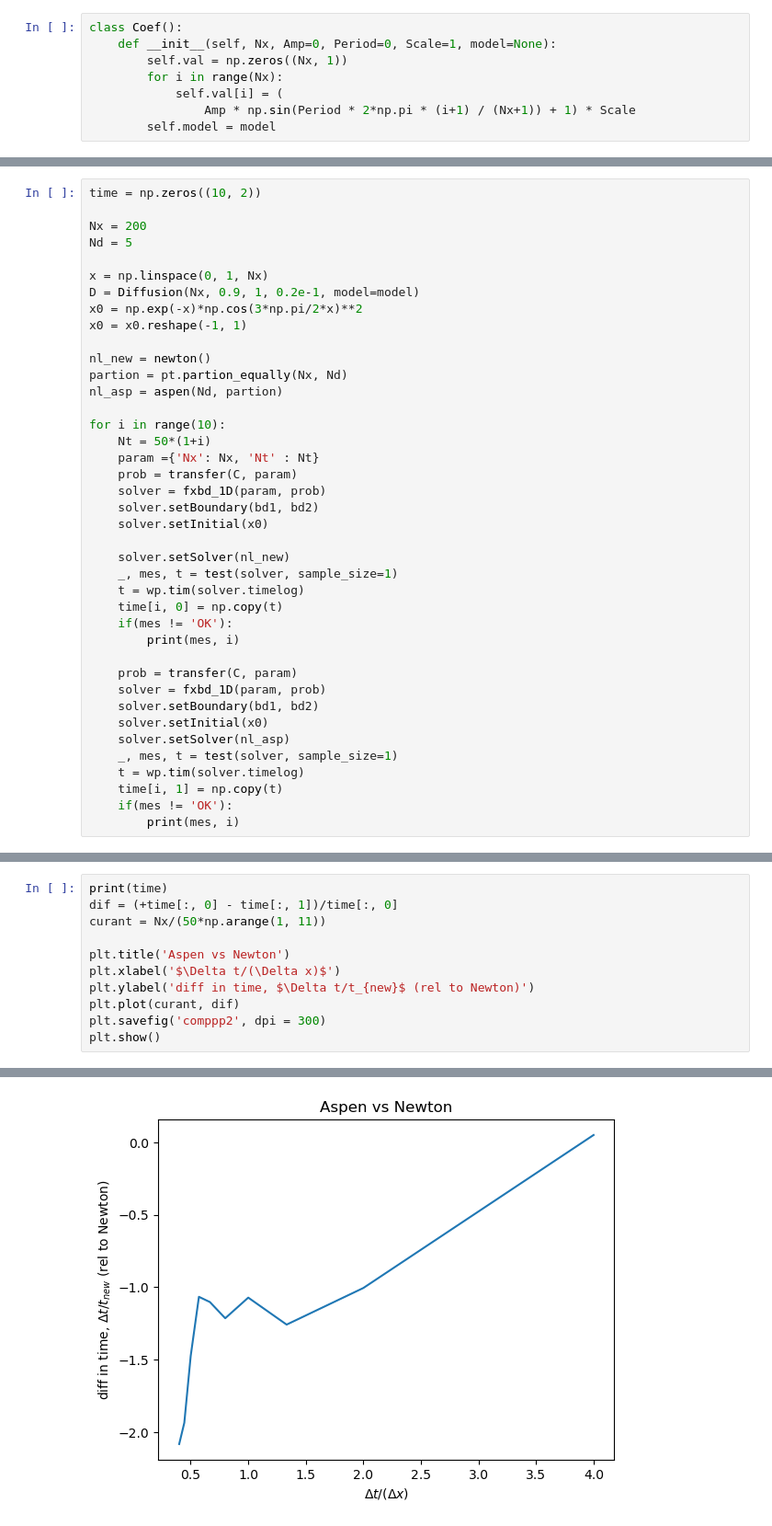
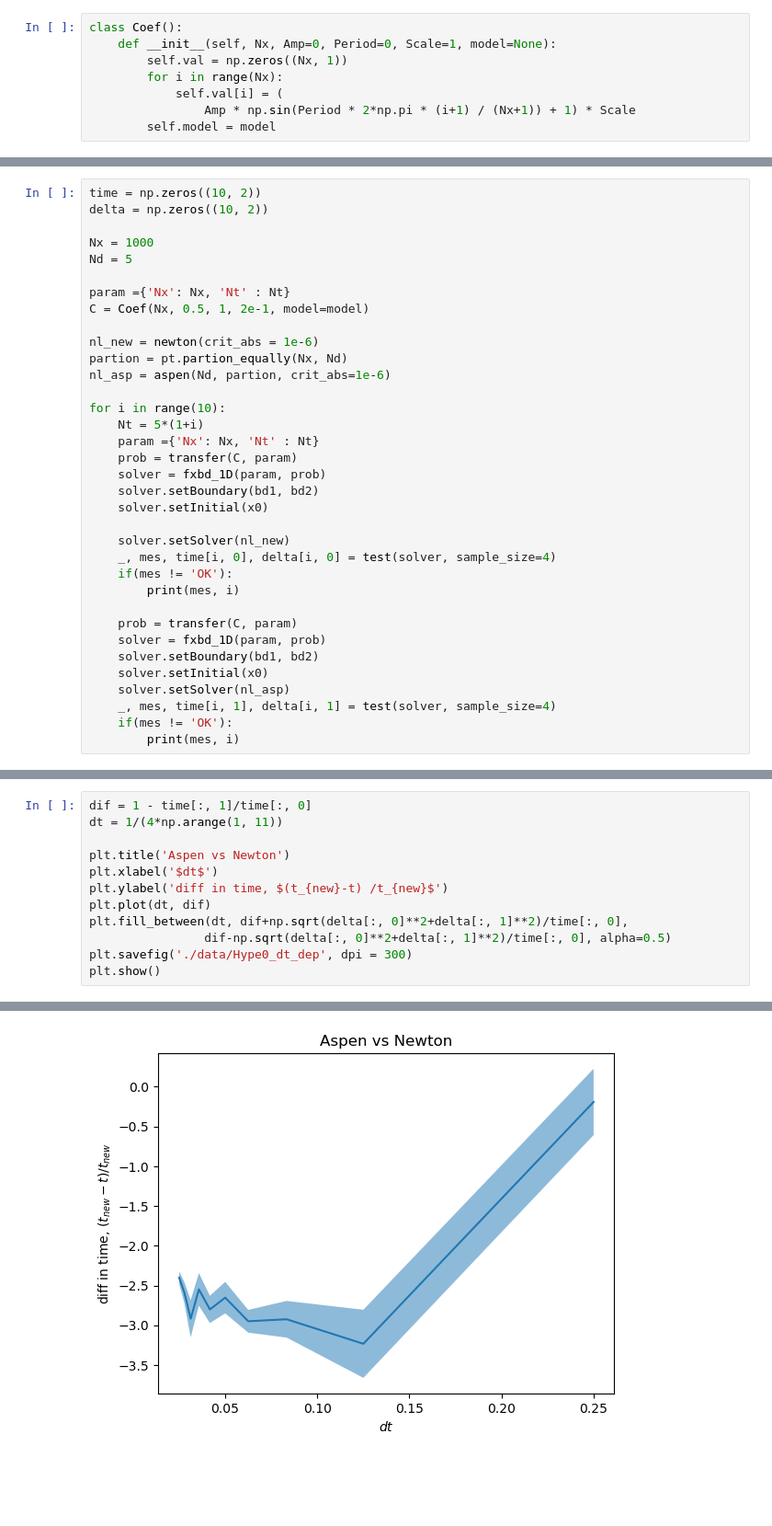
Before and after one commit to animih/aspen-study, a Jupyter notebook: hb_eq_test.ipynb, the cells around one changed output, grey strips where cells are left out. Shown at 92% size. Cells and saved outputs as stored; diff of their text form; blank space fills up the shorter version.

Commit message:
dt, ASPIN test on dif and hype, dyn dmns for diff

```diff
--- a/hb_eq_test.ipynb
+++ b/hb_eq_test.ipynb
@@ -109,20 +108,19 @@ aspen : 10.595922708511353
 # %%
 time = np.zeros((10, 2))
+delta = np.zeros((10, 2))
 
-Nx = 200
+Nx = 1000
 Nd = 5
 
-x = np.linspace(0, 1, Nx)
-D = Diffusion(Nx, 0.9, 1, 0.2e-1, model=model)
-x0 = np.exp(-x)*np.cos(3*np.pi/2*x)**2
-x0 = x0.reshape(-1, 1)
+param ={'Nx': Nx, 'Nt' : Nt}
+C = Coef(Nx, 0.5, 1, 2e-1, model=model)
 
-nl_new = newton()
+nl_new = newton(crit_abs = 1e-6)
 partion = pt.partion_equally(Nx, Nd)
-nl_asp = aspen(Nd, partion)
+nl_asp = aspen(Nd, partion, crit_abs=1e-6)
 
 for i in range(10):
-    Nt = 50*(1+i)
+    Nt = 5*(1+i)
     param ={'Nx': Nx, 'Nt' : Nt}
     prob = transfer(C, param)
     solver = fxbd_1D(param, prob)
@@ -130,9 +128,7 @@ for i in range(10):
     solver.setInitial(x0)
 
     solver.setSolver(nl_new)
-    _, mes, t = test(solver, sample_size=1)
-    t = wp.tim(solver.timelog)
-    time[i, 0] = np.copy(t)
+    _, mes, time[i, 0], delta[i, 0] = test(solver, sample_size=4)
     if(mes != 'OK'):
         print(mes, i)
 
@@ -141,8 +137,6 @@ for i in range(10):
     solver.setBoundary(bd1, bd2)
     solver.setInitial(x0)
     solver.setSolver(nl_asp)
-    _, mes, t = test(solver, sample_size=1)
-    t = wp.tim(solver.timelog)
-    time[i, 1] = np.copy(t)
+    _, mes, time[i, 1], delta[i, 1] = test(solver, sample_size=4)
     if(mes != 'OK'):
         print(mes, i)
@@ -149,12 +161,13 @@ for i in range(10):
 # %%
-print(time)
-dif = (+time[:, 0] - time[:, 1])/time[:, 0]
-curant = Nx/(50*np.arange(1, 11))
+dif = 1 - time[:, 1]/time[:, 0]
+dt = 1/(4*np.arange(1, 11))
 
 plt.title('Aspen vs Newton')
-plt.xlabel('$\Delta t/(\Delta x)$')
-plt.ylabel('diff in time, $\Delta t/t_{new}$ (rel to Newton)')
-plt.plot(curant, dif)
-plt.savefig('comppp2', dpi = 300)
+plt.xlabel('$dt$')
+plt.ylabel('diff in time, $(t_{new}-t) /t_{new}$')
+plt.plot(dt, dif)
+plt.fill_between(dt, dif+np.sqrt(delta[:, 0]**2+delta[:, 1]**2)/time[:, 0],
+                dif-np.sqrt(delta[:, 0]**2+delta[:, 1]**2)/time[:, 0], alpha=0.5)
+plt.savefig('./data/Hype0_dt_dep', dpi = 300)
 plt.show()
 # %% [output]
@@ -171 +174 @@ plt.show()
-[figure, old version]
+[figure, new version]
```
Also changed, not shown: parts of 15 cells of this notebook, 30 other files.
